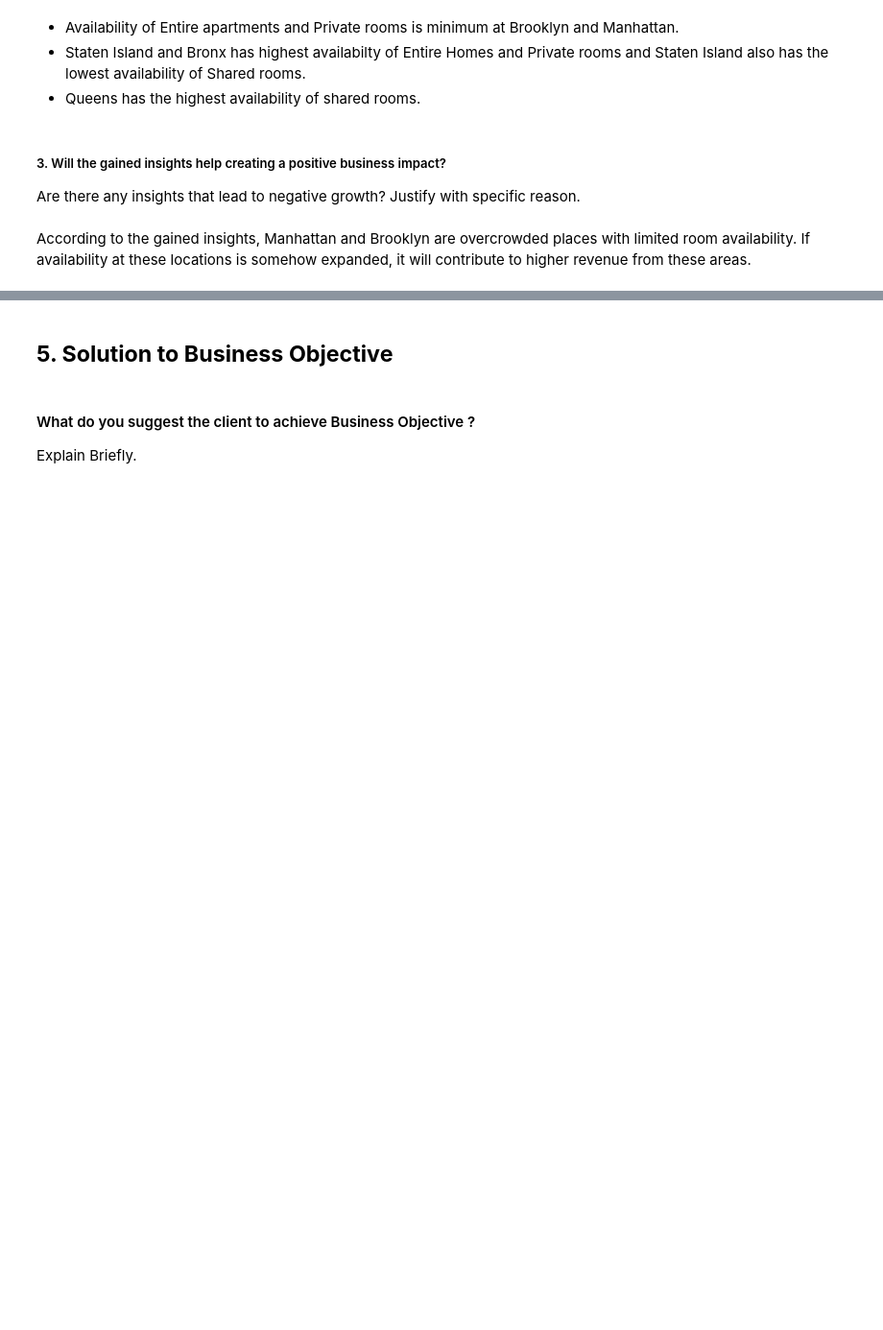
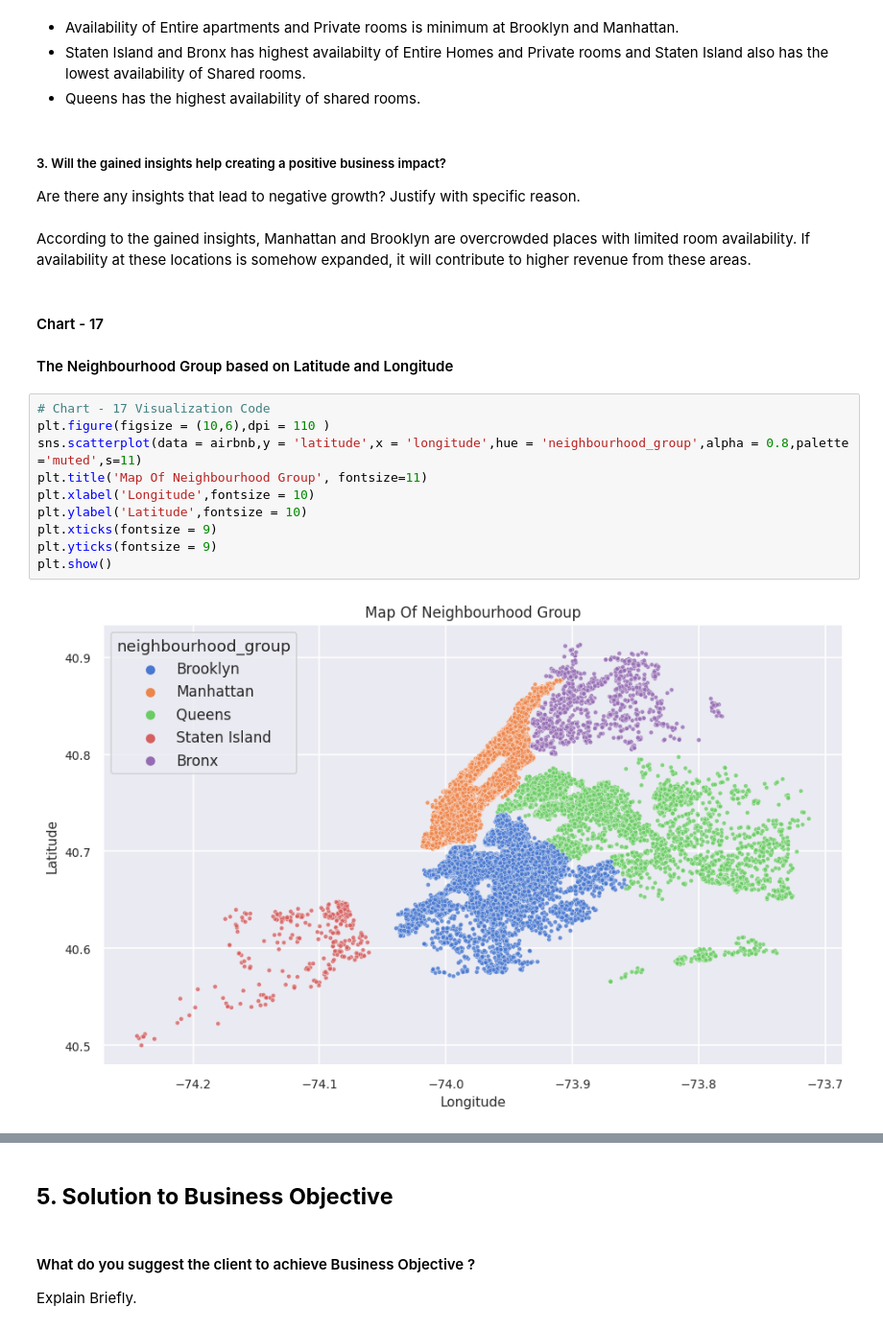
Before and after one commit to abhijain1216/Airbnb-Bookings-Analysis-EDA, a Jupyter notebook: Airbnb_Bookings_Analysis_EDA.ipynb, the cells around one changed output, grey strips where cells are left out. Shown at 96% size. Saved outputs shown, nothing was run; the diff lists cells and outputs as text; blank space fills up the shorter version.

```diff
--- a/Airbnb_Bookings_Analysis_EDA.ipynb
+++ b/Airbnb_Bookings_Analysis_EDA.ipynb
@@ -1093,3 +1093,19 @@ A whisker plot also called a box plot , displays the five-number summary of a se
 Are there any insights that lead to negative growth? Justify with specific reason.
 # %% [markdown]
 According to the gained insights, Manhattan and Brooklyn are overcrowded places with limited room availability. If availability at these locations is somehow expanded, it will contribute to higher revenue from these areas.
+# %% [markdown]
+#### Chart - 17
+
+#### The Neighbourhood Group based on Latitude and Longitude
+# %%
+# Chart - 17 Visualization Code
+plt.figure(figsize = (10,6),dpi = 110 )
+sns.scatterplot(data = airbnb,y = 'latitude',x = 'longitude',hue = 'neighbourhood_group',alpha = 0.8,palette ='muted',s=11)
+plt.title('Map Of Neighbourhood Group', fontsize=11)
+plt.xlabel('Longitude',fontsize = 10)
+plt.ylabel('Latitude',fontsize = 10)
+plt.xticks(fontsize = 9)
+plt.yticks(fontsize = 9)
+plt.show()
+# %% [output]
+[figure, added]
```
Also changed, not shown: parts of 17 cells of this notebook.
